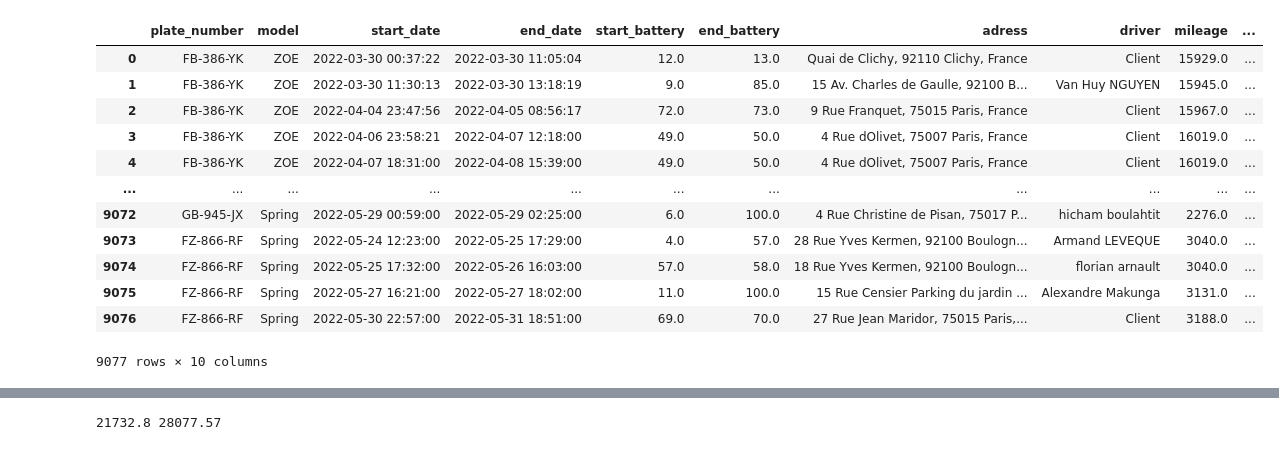
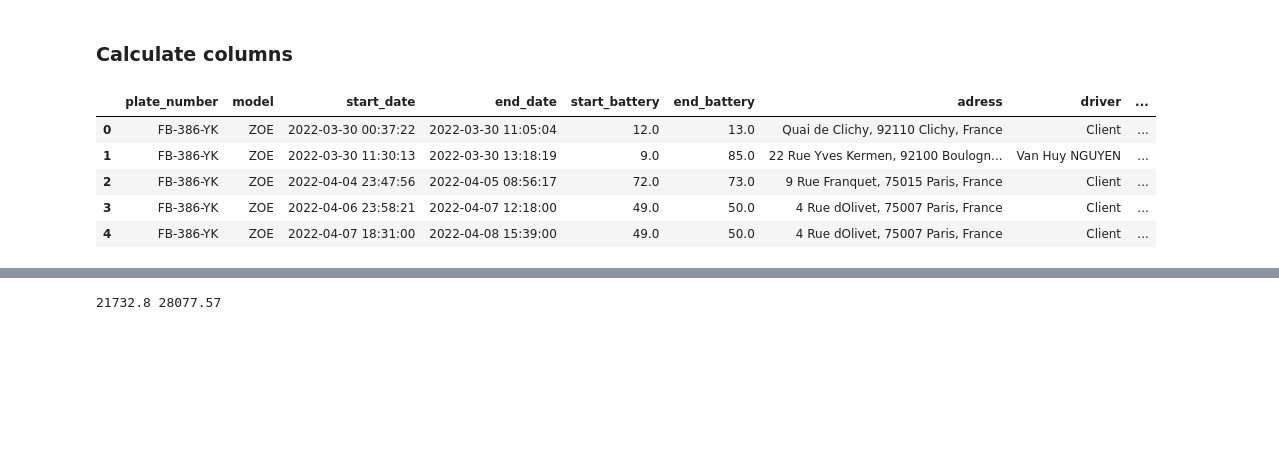
Before and after one commit to paul-mdb/car_sharing_relocation, a Jupyter notebook: ChargingSessions.ipynb, the cells around one changed output, grey strips where cells are left out. Cells and saved outputs as stored; diff of their text form; code cells hidden in the pictures; blank space fills up the shorter version.

```diff
--- a/ChargingSessions.ipynb
+++ b/ChargingSessions.ipynb
@@ -39,2 +32,0 @@ df['battery_changed'] = (df['battery_level_at_end']-df['battery_level_at_start']
-# %%
-df.drop(['battery_changed'], axis=1, inplace = True)
@@ -96,9 +86,9 @@ def getSessions(dataframe):
             if not dataframe.loc[index, 'charging']: # car is not charging anymore --> close session
                 open_booking = False
                 if dataframe.loc[index, 'was_charging']:
-                    charging_sessions.append((plate, model, dataframe.loc[current_start, start+'date_time'], dataframe.loc[index, 'start_date_time'], start_battery, dataframe.loc[index, 'battery_level_at_start'], dataframe.loc[index-1, 'start_adress'], dataframe.loc[index-1, 'driver'], dataframe.loc[index-1, 'mileage_end'], dataframe.loc[index-1, 'booking_id']))
+                    charging_sessions.append((plate, model, dataframe.loc[current_start, start+'date_time'], dataframe.loc[index, 'start_date_time'], start_battery, dataframe.loc[index, 'battery_level_at_start'], dataframe.loc[index-1, 'end_adress'], dataframe.loc[current_start, 'driver'], dataframe.loc[current_start+1, 'driver'], dataframe.loc[current_start, 'mileage_end'], dataframe.loc[current_start, 'booking_id']))
                 else :
-                    charging_sessions.append((plate, model, dataframe.loc[current_start, start+'date_time'], dataframe.loc[index-1, 'end_date_time'], start_battery, dataframe.loc[current_last, 'battery_level_at_end'], dataframe.loc[index-1, 'start_adress'], dataframe.loc[index-1, 'driver'], dataframe.loc[index-1, 'mileage_end'], dataframe.loc[index-1, 'booking_id']))
+                    charging_sessions.append((plate, model, dataframe.loc[current_start, start+'date_time'], dataframe.loc[index-1, 'end_date_time'], start_battery, dataframe.loc[current_last, 'battery_level_at_end'], dataframe.loc[index-1, 'end_adress'], dataframe.loc[current_start, 'driver'], dataframe.loc[current_start+1, 'driver'], dataframe.loc[current_start, 'mileage_end'], dataframe.loc[current_start, 'booking_id']))
 
             else : # car is still charging
                 current_last = index
@@ -111,7 +101,7 @@ def getSessions(dataframe):
                 start_battery = dataframe.loc[current_start, 'battery_level_at_end']
                 if not dataframe.loc[index, 'charging']: # car is not charging anymore --> close session
                     open_booking = False
-                    charging_sessions.append((plate, model, dataframe.loc[current_start, start+'date_time'], dataframe.loc[index, 'start_date_time'], start_battery, dataframe.loc[index, 'battery_level_at_start'], dataframe.loc[current_start, 'end_adress'], dataframe.loc[index-1, 'driver'], dataframe.loc[index-1, 'mileage_end'], dataframe.loc[index-1, 'booking_id']))
+                    charging_sessions.append((plate, model, dataframe.loc[current_start, start+'date_time'], dataframe.loc[index, 'start_date_time'], start_battery, dataframe.loc[index, 'battery_level_at_start'], dataframe.loc[current_start, 'end_adress'], dataframe.loc[current_start, 'driver'], dataframe.loc[current_start+1, 'driver'], dataframe.loc[current_start, 'mileage_end'], dataframe.loc[current_start, 'booking_id']))
             else :
                 if dataframe.loc[index, 'charging']:
                     open_booking = True
@@ -125,31 +115,24 @@ def getSessions(dataframe):
 # %%
 plates = df.plate_number.unique()
 plate = plates[0]
-# %%
-dataframe = df[df['plate_number']==plate]
 # %%
 sessions = []
 for plate in plates :
     dataframe = df[df['plate_number']==plate]
     sessions += getSessions(dataframe)
 
-sessions_df = pd.DataFrame(sessions, columns = ['plate_number', 'model', 'start_date', 'end_date', 'start_battery', 'end_battery', 'adress', 'driver','mileage', 'booking_id'])
+sessions_df = pd.DataFrame(sessions, columns = ['plate_number', 'model', 'start_date', 'end_date', 'start_battery', 'end_battery', 'adress', 'driver', 'next_driver', 'mileage', 'booking_id'])
+# %% [markdown]
+### Calculate columns
 # %%
-sessions_df
+sessions_df.head()
 # %% [output]
-|  | plate_number | model | start_date | end_date | start_battery | end_battery | adress | driver | mileage | ... |
-| 0 | FB-386-YK | ZOE | 2022-03-30 00:37:22 | 2022-03-30 11:05:04 | 12.0 | 13.0 | Quai de Clichy, 92110 Clichy, France | Client | 15929.0 | ... |
-| 1 | FB-386-YK | ZOE | 2022-03-30 11:30:13 | 2022-03-30 13:18:19 | 9.0 | 85.0 | 15 Av. Charles de Gaulle, 92100 B... | Van Huy NGUYEN | 15945.0 | ... |
-| 2 | FB-386-YK | ZOE | 2022-04-04 23:47:56 | 2022-04-05 08:56:17 | 72.0 | 73.0 | 9 Rue Franquet, 75015 Paris, France | Client | 15967.0 | ... |
-| 3 | FB-386-YK | ZOE | 2022-04-06 23:58:21 | 2022-04-07 12:18:00 | 49.0 | 50.0 | 4 Rue dOlivet, 75007 Paris, France | Client | 16019.0 | ... |
-| 4 | FB-386-YK | ZOE | 2022-04-07 18:31:00 | 2022-04-08 15:39:00 | 49.0 | 50.0 | 4 Rue dOlivet, 75007 Paris, France | Client | 16019.0 | ... |
-| ... | ... | ... | ... | ... | ... | ... | ... | ... | ... | ... |
-| 9072 | GB-945-JX | Spring | 2022-05-29 00:59:00 | 2022-05-29 02:25:00 | 6.0 | 100.0 | 4 Rue Christine de Pisan, 75017 P... | hicham boulahtit | 2276.0 | ... |
-| 9073 | FZ-866-RF | Spring | 2022-05-24 12:23:00 | 2022-05-25 17:29:00 | 4.0 | 57.0 | 28 Rue Yves Kermen, 92100 Boulogn... | Armand LEVEQUE | 3040.0 | ... |
-| 9074 | FZ-866-RF | Spring | 2022-05-25 17:32:00 | 2022-05-26 16:03:00 | 57.0 | 58.0 | 18 Rue Yves Kermen, 92100 Boulogn... | florian arnault | 3040.0 | ... |
-| 9075 | FZ-866-RF | Spring | 2022-05-27 16:21:00 | 2022-05-27 18:02:00 | 11.0 | 100.0 | 15 Rue Censier Parking du jardin ... | Alexandre Makunga | 3131.0 | ... |
-| 9076 | FZ-866-RF | Spring | 2022-05-30 22:57:00 | 2022-05-31 18:51:00 | 69.0 | 70.0 | 27 Rue Jean Maridor, 75015 Paris,... | Client | 3188.0 | ... |
+|  | plate_number | model | start_date | end_date | start_battery | end_battery | adress | driver | ... |
+| 0 | FB-386-YK | ZOE | 2022-03-30 00:37:22 | 2022-03-30 11:05:04 | 12.0 | 13.0 | Quai de Clichy, 92110 Clichy, France | Client | ... |
+| 1 | FB-386-YK | ZOE | 2022-03-30 11:30:13 | 2022-03-30 13:18:19 | 9.0 | 85.0 | 22 Rue Yves Kermen, 92100 Boulogn... | Van Huy NGUYEN | ... |
+| 2 | FB-386-YK | ZOE | 2022-04-04 23:47:56 | 2022-04-05 08:56:17 | 72.0 | 73.0 | 9 Rue Franquet, 75015 Paris, France | Client | ... |
+| 3 | FB-386-YK | ZOE | 2022-04-06 23:58:21 | 2022-04-07 12:18:00 | 49.0 | 50.0 | 4 Rue dOlivet, 75007 Paris, France | Client | ... |
+| 4 | FB-386-YK | ZOE | 2022-04-07 18:31:00 | 2022-04-08 15:39:00 | 49.0 | 50.0 | 4 Rue dOlivet, 75007 Paris, France | Client | ... |
-9077 rows × 10 columns
 # %%
 sessions_df['delta'] = (sessions_df['end_battery']-sessions_df['start_battery'])
 sessions_df = sessions_df[sessions_df['delta'] > 3]
```
Also changed, not shown: parts of 47 cells of this notebook, 4 other files.
